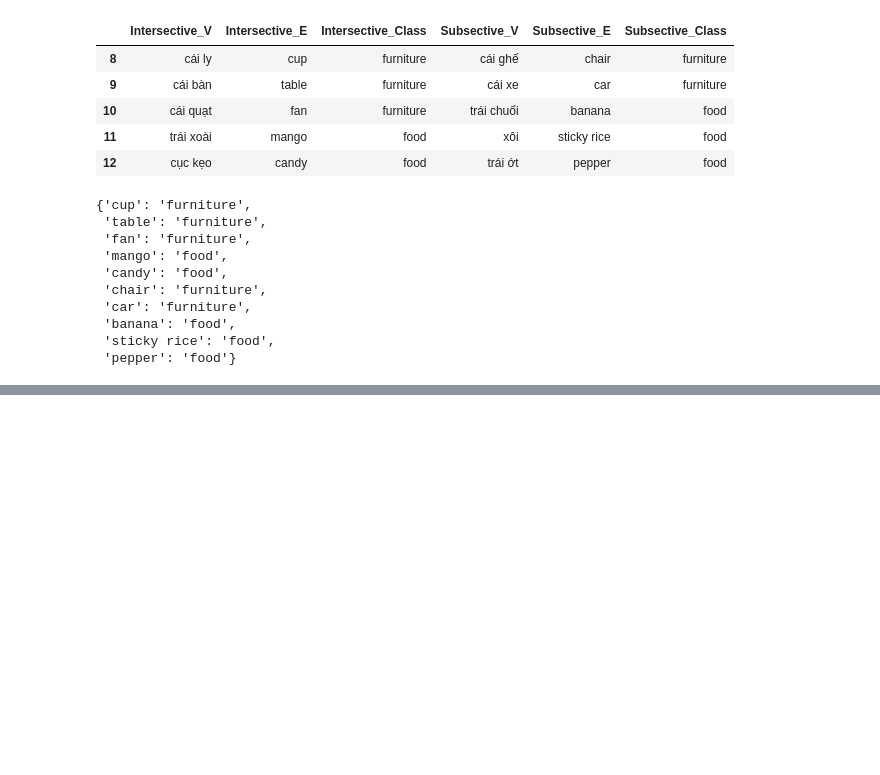
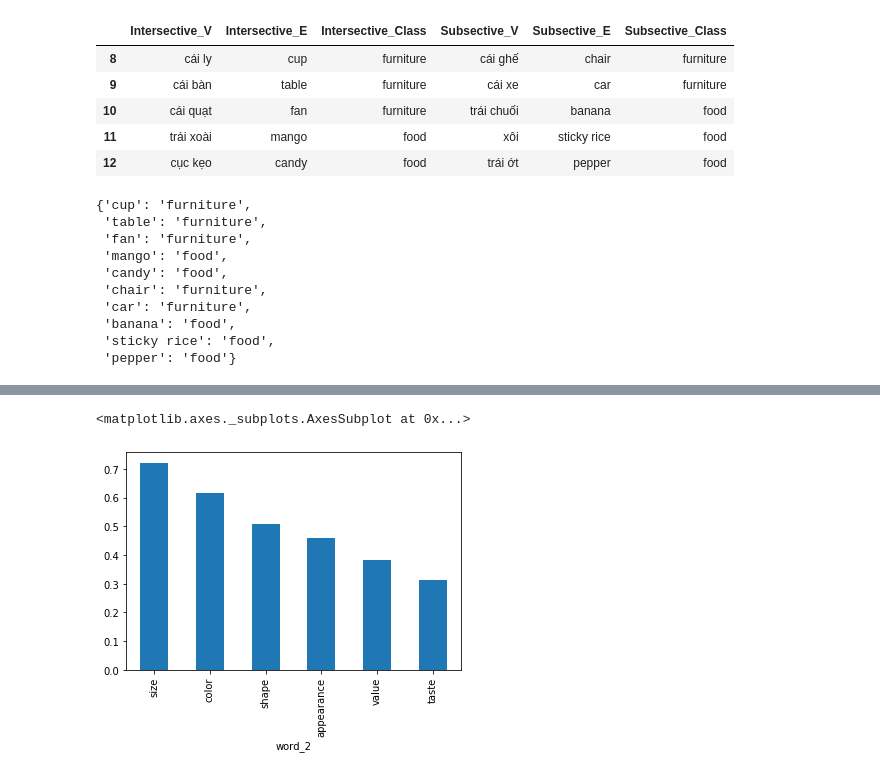
Before and after one commit to angesvu/Couch-Potato, a Jupyter notebook: Data_Analysis.ipynb, the cells around one changed output, grey strips where cells are left out. Cells and saved outputs as stored; diff of their text form; code cells hidden in the pictures; blank space fills up the shorter version.

```diff
--- a/Data_Analysis.ipynb
+++ b/Data_Analysis.ipynb
@@ -243,0 +235,5 @@ dtype: float64
+# %%
+noun_classes['food'].plot.bar()
+# %% [output]
+<matplotlib.axes._subplots.AxesSubplot at 0x...>
+[figure, added]
```
Also changed, not shown: parts of 5 cells of this notebook.
